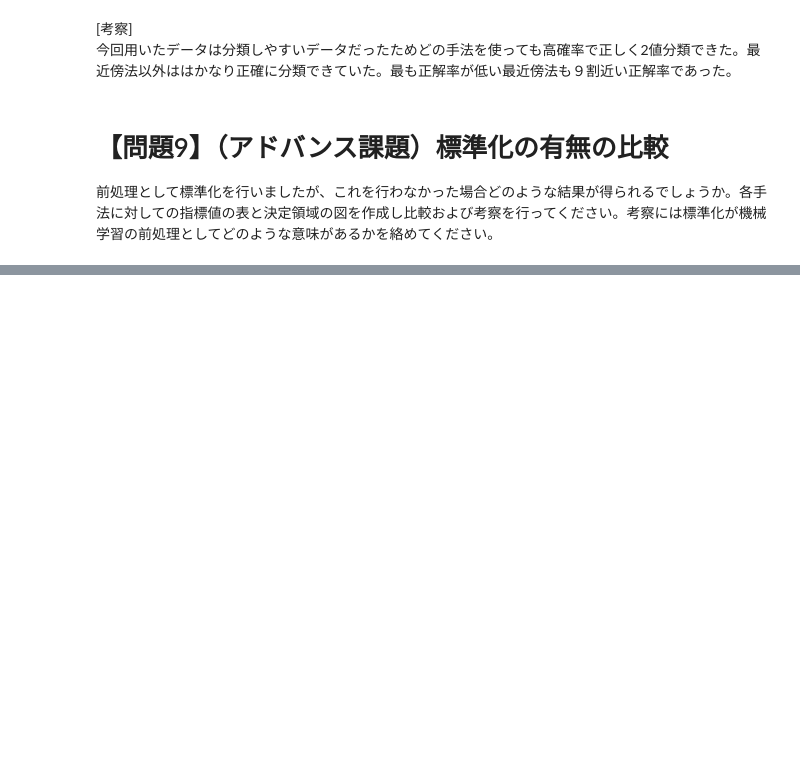
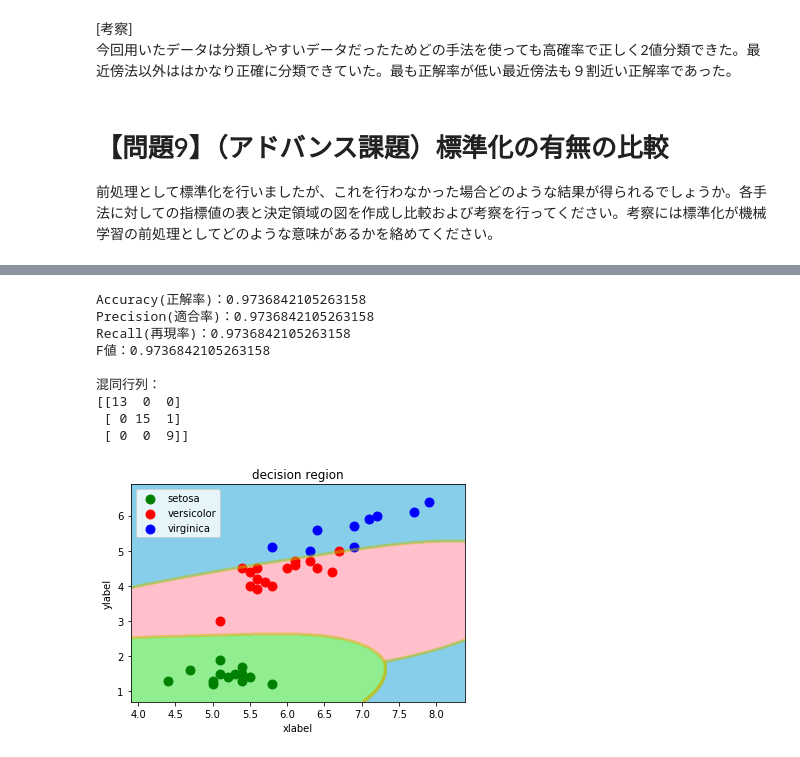
Before and after one commit to Go-to-Ray/diveintocode-ml-1, a Jupyter notebook: week4/week4_task1.ipynb, the cells around one changed output, grey strips where cells are left out. Saved outputs shown, nothing was run; the diff lists cells and outputs as text; code cells hidden in the pictures; blank space fills up the shorter version.

```diff
--- a/week4/week4_task1.ipynb
+++ b/week4/week4_task1.ipynb
@@ -514,0 +629,23 @@ display(pd.DataFrame(values2,index = ["最近傍法","ロジスティック回
+# %%
+#SVM
+svm = SVC()
+svm.fit(x_train,y_train)
+y_pred_s  =svm.predict(x_test)
+values2[2,:] = accuracy_score(y_test,y_pred_s),precision_score(y_test,y_pred_s,average="micro"),recall_score(y_test,y_pred_s,average="micro"),f1_score(y_test,y_pred_s,average="micro")
+print("Accuracy(正解率)：{}".format(values2[2,0]))
+print("Precision(適合率)：{}".format(values2[2,1]))
+print("Recall(再現率)：{}".format(values2[2,2]))
+print("F値：{}".format(values2[2,3]))
+print("\n混同行列：\n{}".format(confusion_matrix(y_test,y_pred_s)))
+decision_region2(x_test,y_test,svm)
+# %% [output]
+Accuracy(正解率)：0.9736842105263158
+Precision(適合率)：0.9736842105263158
+Recall(再現率)：0.9736842105263158
+F値：0.9736842105263158
+
+混同行列：
+[[13  0  0]
+ [ 0 15  1]
+ [ 0  0  9]]
+[figure, added]
```
Also changed, not shown: parts of 24 cells of this notebook.
